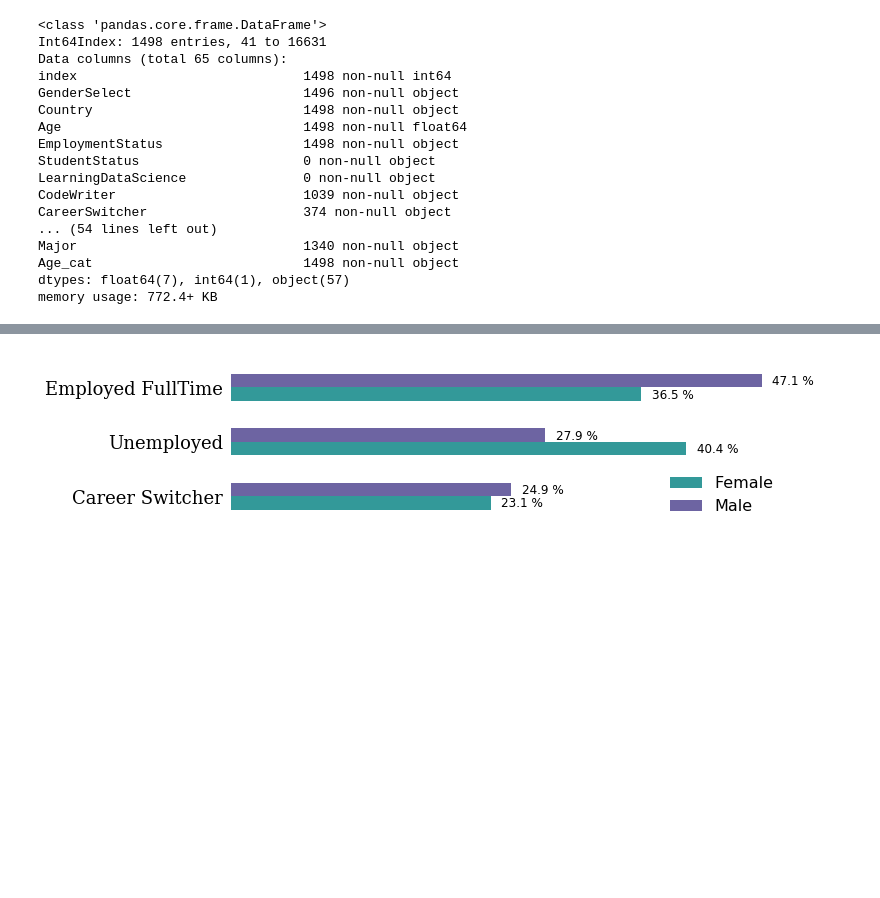
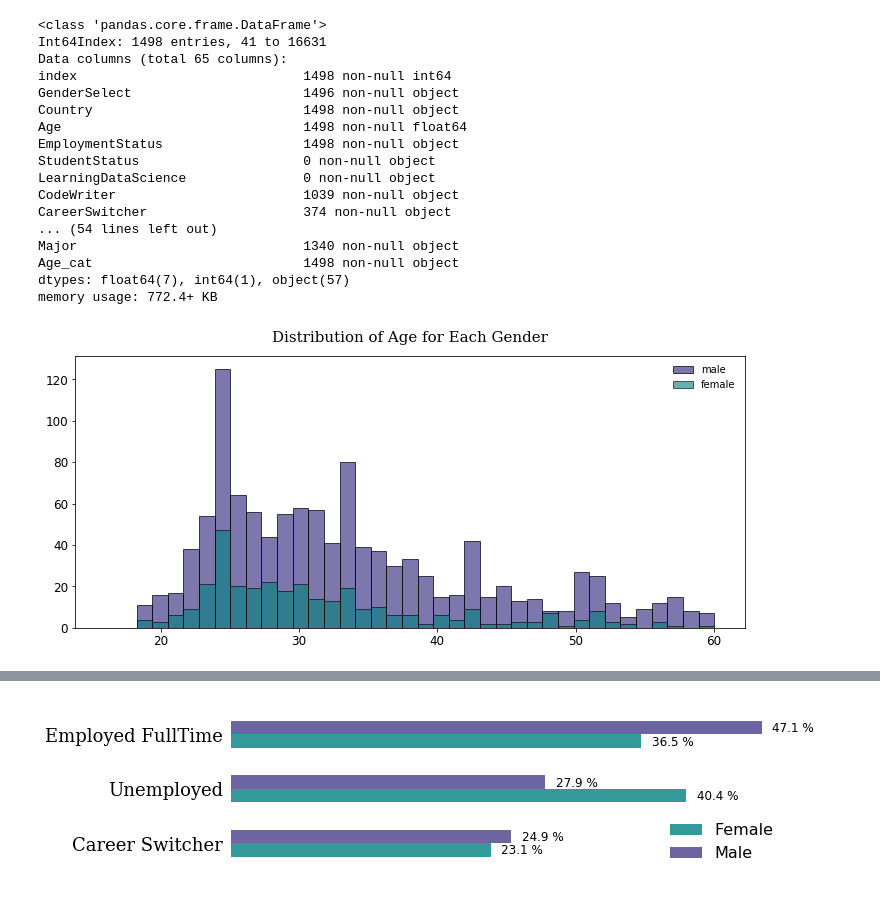
Before and after one commit to dmarinav/MISC, a Jupyter notebook: new_EDA.ipynb, the cells around one changed output, grey strips where cells are left out. Saved outputs shown, nothing was run; the diff lists cells and outputs as text; code cells hidden in the pictures; blank space fills up the shorter version.

```diff
--- a/new_EDA.ipynb
+++ b/new_EDA.ipynb
@@ -132,3 +132,24 @@ df_working=df[['GenderSelect','Age_cat','FormalEducation','Major',\
        'LearningCategoryWork','LearningCategorySelftTaught',\
        'LearningCategoryOnlineCourses','LearningCategoryUniversity',\
        'LearningCategoryKaggle','LearningCategoryOther', 'CurrentJobStatus']].reset_index()
+# %%
+y_ms = df['Age'][df['GenderSelect'] == 'Male']
+y_fs = df['Age'][df['GenderSelect'] == 'Female']
+
+
+
+
+bins = np.linspace(16, 60, 40)
+plt.figure(figsize=(12,5))
+plt.title("Distribution of Age for Each Gender",fontsize=15,y=1.03,family='serif')
+plt.hist(y_ms,bins, label='male', alpha=.7, facecolor='darkslateblue',edgecolor = 'k')
+plt.hist(y_fs,bins, alpha=.6, label='female', color='teal',edgecolor = 'k')
+plt.xticks(fontsize=12)
+plt.yticks(fontsize=12)
+plt.legend(frameon=False)
+ax = plt.gca()
+ax.set_facecolor('white')
+
+plt.show()
+# %% [output]
+[figure, added]
```
Also changed, not shown: parts of 12 cells of this notebook, 1 other file.
